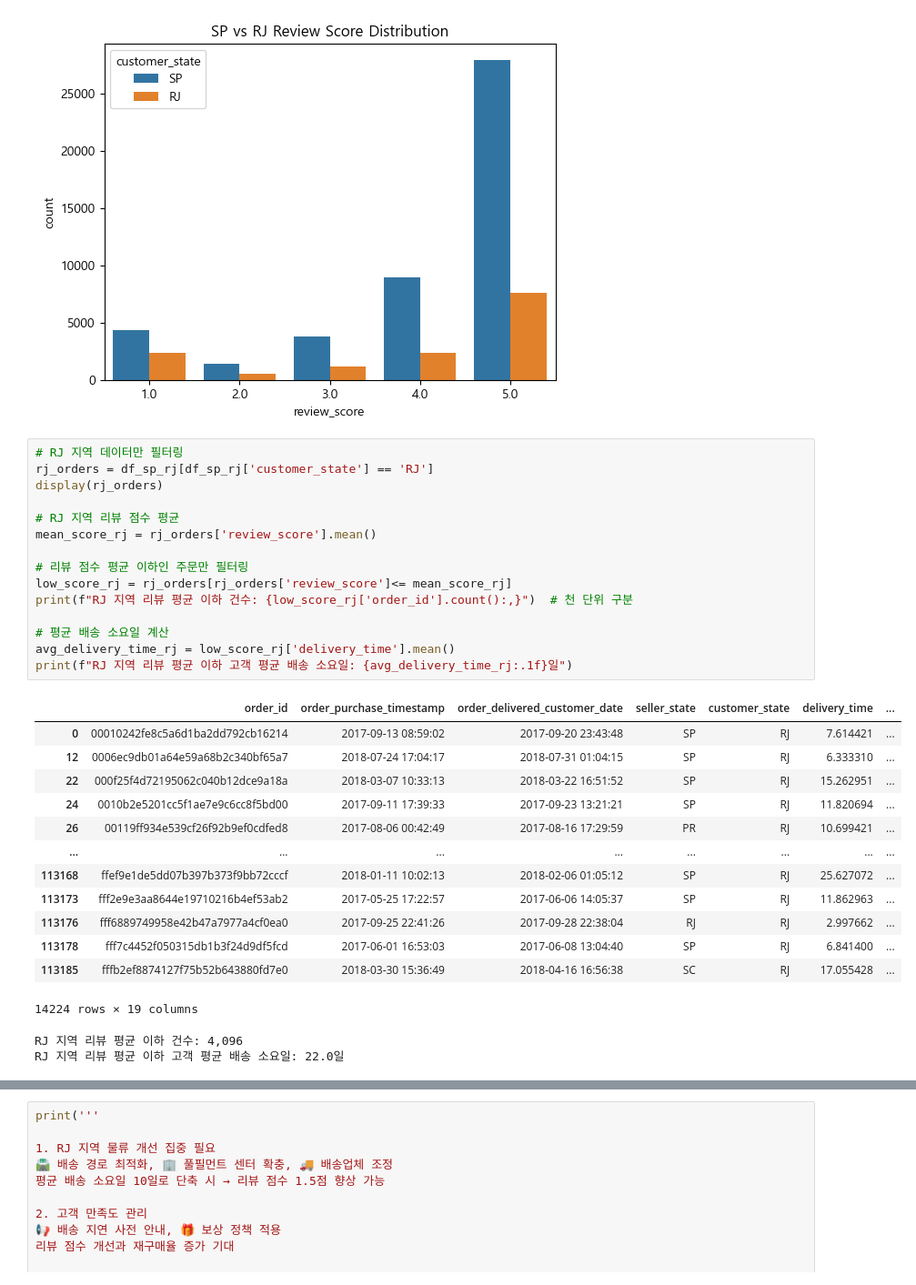
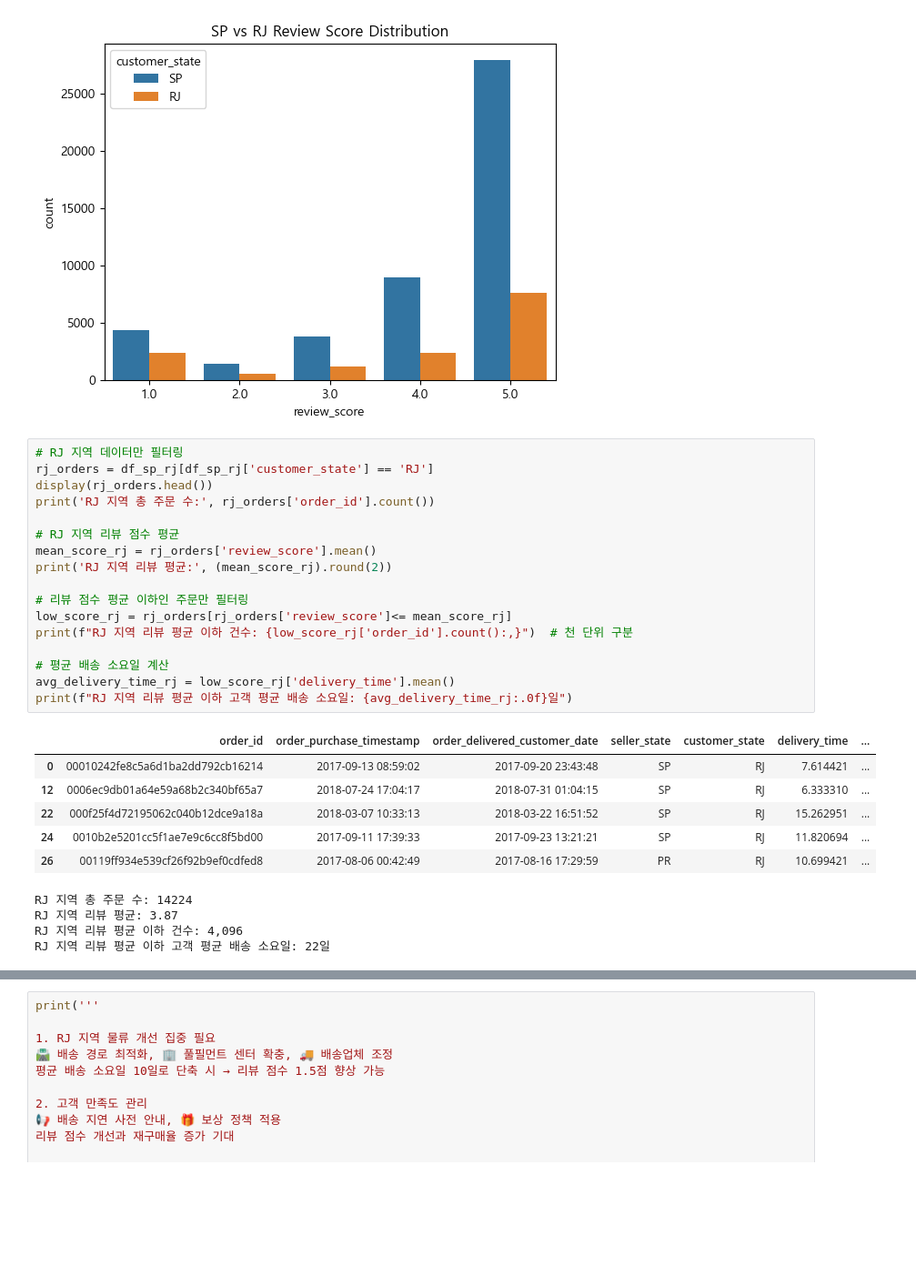
Before and after one commit to hayden-71/pjt-ecommerce-data-analysis, a Jupyter notebook: 2배송.ipynb, the cells around one changed output, grey strips where cells are left out. Shown: that part at 91% size. Drawn from its saved outputs; the diff is of its cells as text; blank space fills up the shorter version.

```diff
--- a/2배송.ipynb
+++ b/2배송.ipynb
@@ -789,31 +789,28 @@ plt.show()
 # %%
 # RJ 지역 데이터만 필터링
 rj_orders = df_sp_rj[df_sp_rj['customer_state'] == 'RJ']
-display(rj_orders)
+display(rj_orders.head())
+print('RJ 지역 총 주문 수:', rj_orders['order_id'].count())
 
 # RJ 지역 리뷰 점수 평균
 mean_score_rj = rj_orders['review_score'].mean()
+print('RJ 지역 리뷰 평균:', (mean_score_rj).round(2))
 
 # 리뷰 점수 평균 이하인 주문만 필터링
 low_score_rj = rj_orders[rj_orders['review_score']<= mean_score_rj]
 print(f"RJ 지역 리뷰 평균 이하 건수: {low_score_rj['order_id'].count():,}")  # 천 단위 구분
 
 # 평균 배송 소요일 계산
 avg_delivery_time_rj = low_score_rj['delivery_time'].mean()
-print(f"RJ 지역 리뷰 평균 이하 고객 평균 배송 소요일: {avg_delivery_time_rj:.1f}일")
+print(f"RJ 지역 리뷰 평균 이하 고객 평균 배송 소요일: {avg_delivery_time_rj:.0f}일")
 # %% [output]
 |  | order_id | order_purchase_timestamp | order_delivered_customer_date | seller_state | customer_state | delivery_time | ... |
 | 0 | 00010242fe8c5a6d1ba2dd792cb16214 | 2017-09-13 08:59:02 | 2017-09-20 23:43:48 | SP | RJ | 7.614421 | ... |
 | 12 | 0006ec9db01a64e59a68b2c340bf65a7 | 2018-07-24 17:04:17 | 2018-07-31 01:04:15 | SP | RJ | 6.333310 | ... |
 | 22 | 000f25f4d72195062c040b12dce9a18a | 2018-03-07 10:33:13 | 2018-03-22 16:51:52 | SP | RJ | 15.262951 | ... |
 | 24 | 0010b2e5201cc5f1ae7e9c6cc8f5bd00 | 2017-09-11 17:39:33 | 2017-09-23 13:21:21 | SP | RJ | 11.820694 | ... |
 | 26 | 00119ff934e539cf26f92b9ef0cdfed8 | 2017-08-06 00:42:49 | 2017-08-16 17:29:59 | PR | RJ | 10.699421 | ... |
-| ... | ... | ... | ... | ... | ... | ... | ... |
-| 113168 | ffef9e1de5dd07b397b373f9bb72cccf | 2018-01-11 10:02:13 | 2018-02-06 01:05:12 | SP | RJ | 25.627072 | ... |
-| 113173 | fff2e9e3aa8644e19710216b4ef53ab2 | 2017-05-25 17:22:57 | 2017-06-06 14:05:37 | SP | RJ | 11.862963 | ... |
-| 113176 | fff6889749958e42b47a7977a4cf0ea0 | 2017-09-25 22:41:26 | 2017-09-28 22:38:04 | RJ | RJ | 2.997662 | ... |
-| 113178 | fff7c4452f050315db1b3f24d9df5fcd | 2017-06-01 16:53:03 | 2017-06-08 13:04:40 | SP | RJ | 6.841400 | ... |
-| 113185 | fffb2ef8874127f75b52b643880fd7e0 | 2018-03-30 15:36:49 | 2018-04-16 16:56:38 | SC | RJ | 17.055428 | ... |
-14224 rows × 19 columns
+RJ 지역 총 주문 수: 14224
+RJ 지역 리뷰 평균: 3.87
+RJ 지역 리뷰 평균 이하 건수: 4,096
+RJ 지역 리뷰 평균 이하 고객 평균 배송 소요일: 22일
-RJ 지역 리뷰 평균 이하 건수: 4,096
-RJ 지역 리뷰 평균 이하 고객 평균 배송 소요일: 22.0일
```
Also changed, not shown: parts of 1 cell of this notebook, 2 other files.
